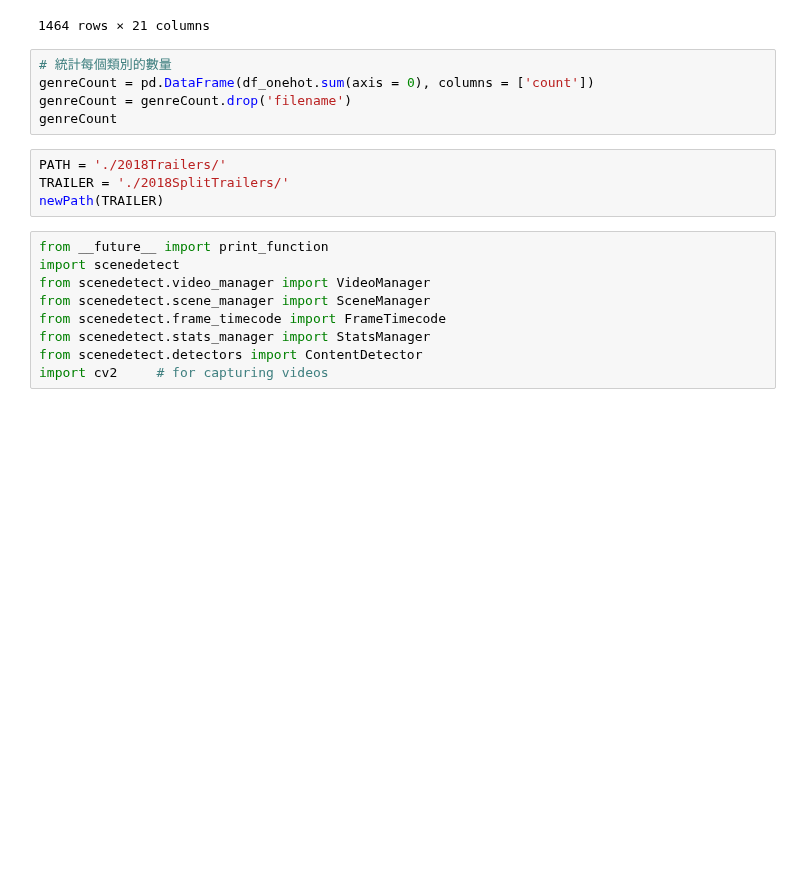
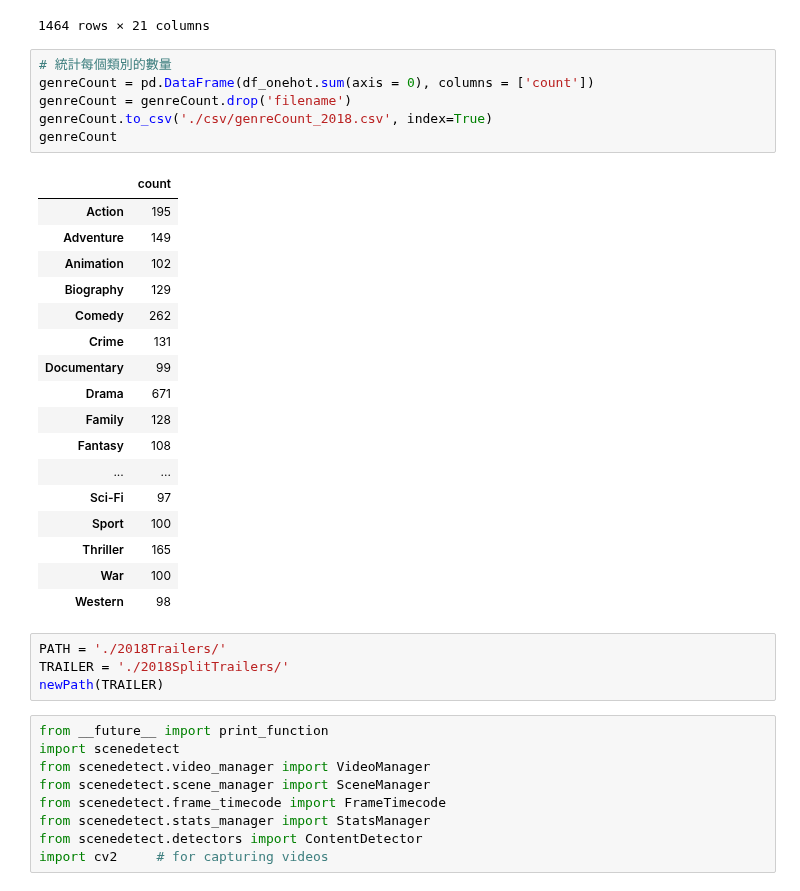
Before and after one commit to arrowill74/GPUbackup, a Jupyter notebook: Video/TrailerDirectory-2018.ipynb, the cells around one changed output. Drawn from its saved outputs; the diff is of its cells as text; blank space fills up the shorter version.

```diff
--- a/Video/TrailerDirectory-2018.ipynb
+++ b/Video/TrailerDirectory-2018.ipynb
@@ -193,8 +193,27 @@ df_onehot
 # %%
 # 統計每個類別的數量
 genreCount = pd.DataFrame(df_onehot.sum(axis = 0), columns = ['count'])
 genreCount = genreCount.drop('filename')
+genreCount.to_csv('./csv/genreCount_2018.csv', index=True)
 genreCount
+# %% [output]
+|  | count |
+| Action | 195 |
+| Adventure | 149 |
+| Animation | 102 |
+| Biography | 129 |
+| Comedy | 262 |
+| Crime | 131 |
+| Documentary | 99 |
+| Drama | 671 |
+| Family | 128 |
+| Fantasy | 108 |
+| ... | ... |
+| Sci-Fi | 97 |
+| Sport | 100 |
+| Thriller | 165 |
+| War | 100 |
+| Western | 98 |
 # %%
 PATH = './2018Trailers/'
 TRAILER = './2018SplitTrailers/'
```
Also changed, not shown: parts of 2 cells of this notebook, 12 other files.
